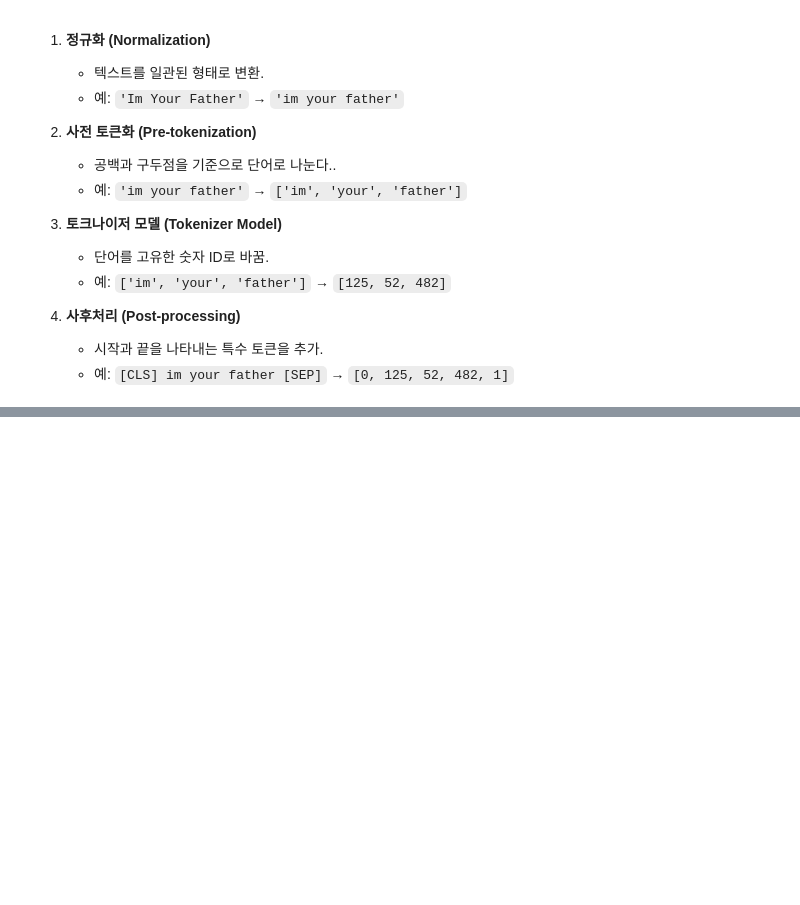
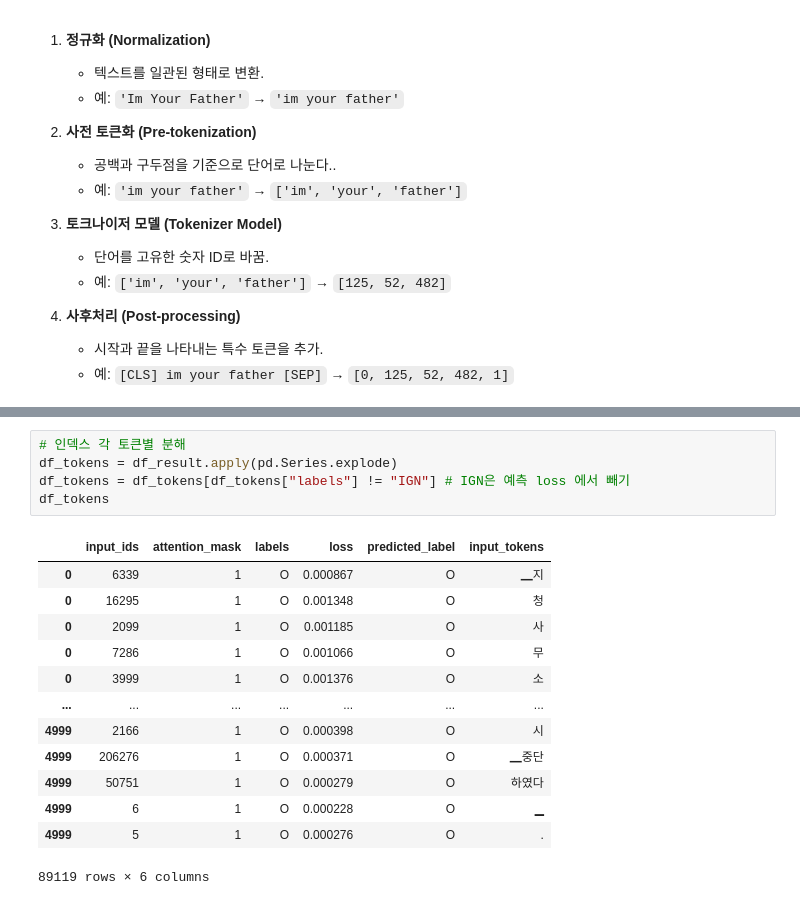
Before and after one commit to tommyjin2894/ai_study_transformer, a Jupyter notebook: 04_NER(다중_언어_개체명_인식).ipynb, the cells around one changed output, grey strips where cells are left out. Saved outputs shown, nothing was run; the diff lists cells and outputs as text; blank space fills up the shorter version.

```diff
--- a/04_NER(다중_언어_개체명_인식).ipynb
+++ b/04_NER(다중_언어_개체명_인식).ipynb
@@ -410,0 +608,19 @@ model = XLMRobertaForTokenClassification.from_pretrained(xlmrmodel, config=xlmr_
+# %%
+# 인덱스 각 토큰별 분해
+df_tokens = df_result.apply(pd.Series.explode)
+df_tokens = df_tokens[df_tokens["labels"] != "IGN"] # IGN은 예측 loss 에서 빼기
+df_tokens
+# %% [output]
+|  | input_ids | attention_mask | labels | loss | predicted_label | input_tokens |
+| 0 | 6339 | 1 | O | 0.000867 | O | ▁지 |
+| 0 | 16295 | 1 | O | 0.001348 | O | 청 |
+| 0 | 2099 | 1 | O | 0.001185 | O | 사 |
+| 0 | 7286 | 1 | O | 0.001066 | O | 무 |
+| 0 | 3999 | 1 | O | 0.001376 | O | 소 |
+| ... | ... | ... | ... | ... | ... | ... |
+| 4999 | 2166 | 1 | O | 0.000398 | O | 시 |
+| 4999 | 206276 | 1 | O | 0.000371 | O | ▁중단 |
+| 4999 | 50751 | 1 | O | 0.000279 | O | 하였다 |
+| 4999 | 6 | 1 | O | 0.000228 | O | ▁ |
+| 4999 | 5 | 1 | O | 0.000276 | O | . |
+89119 rows × 6 columns
```
Also changed, not shown: parts of 73 cells of this notebook, 4 other files.
